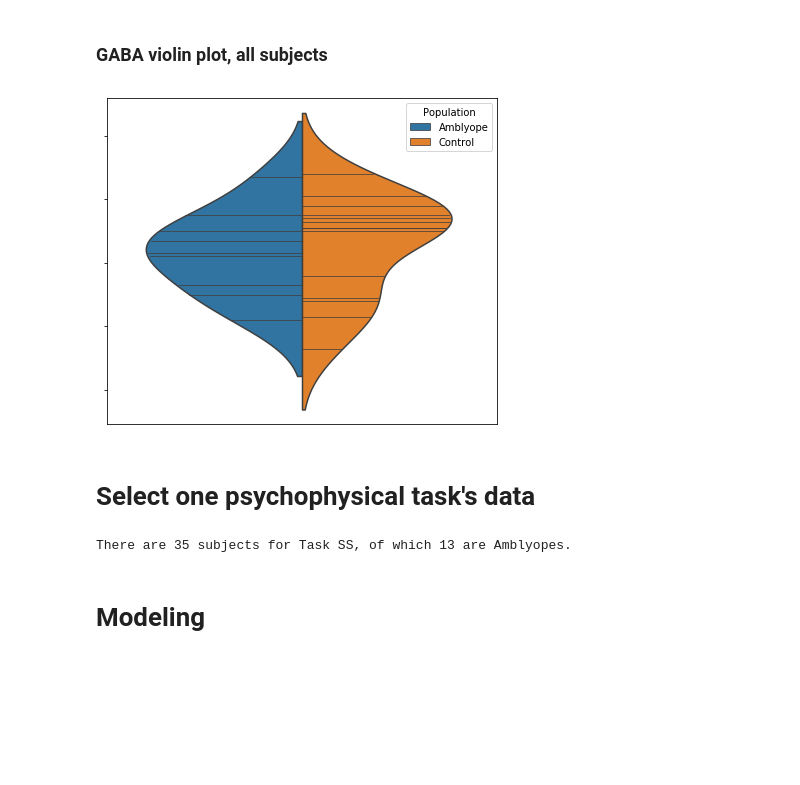
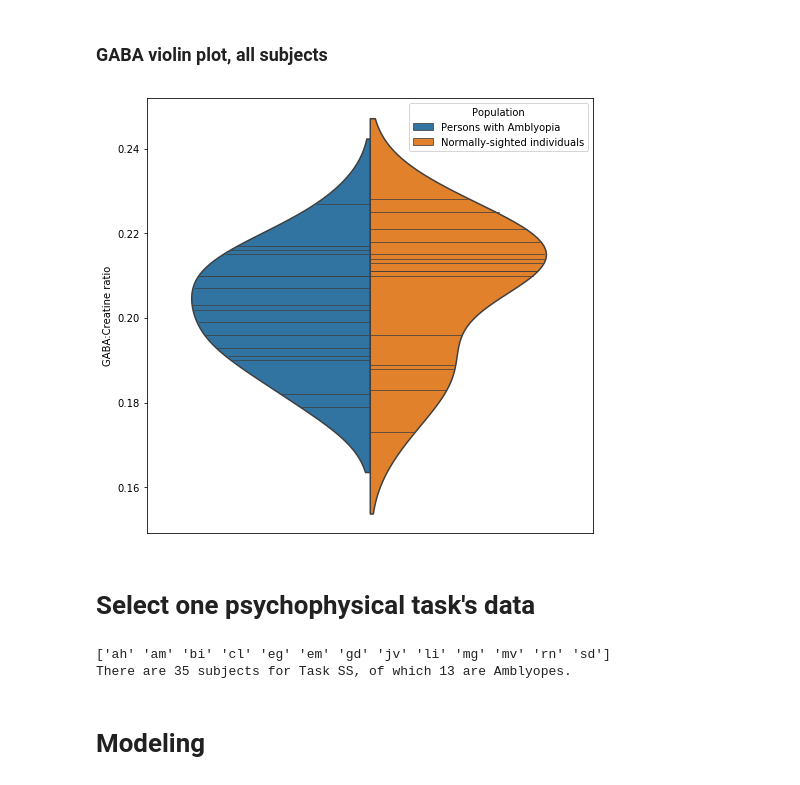
Before and after one commit to smerdis/mrs_amblyopia, a Jupyter notebook: Linear fit, data-driven percentile selection (2018-10).ipynb, the cells around one changed output. Saved outputs shown, nothing was run; the diff lists cells and outputs as text; code cells hidden in the pictures; blank space fills up the shorter version.

```diff
--- a/Linear fit, data-driven percentile selection (2018-10).ipynb
+++ b/Linear fit, data-driven percentile selection (2018-10).ipynb
@@ -29 +41,5 @@ gdf = utils.load_gaba(gaba_fn)
+# %%
+gdf.Population = gdf.Population.astype('category')
+gdf.Population.cat.categories # 0 AMB 1 CON
+gdf.Population = gdf.Population.cat.rename_categories(['Persons with Amblyopia', 'Normally-sighted individuals'])
 # %%
@@ -71,18 +87,19 @@ print(tstat, pval)
 ### GABA violin plot, all subjects
 # %%
 with s.PdfPages(f"{plot_dir}/gaba_diffs_n{n_gaba_subjs}.pdf") as pdf:
-    fig = plt.figure(figsize=(7,6))  # create a figure object
+    fig = plt.figure(figsize=(8,8))  # create a figure object
     ax = fig.add_subplot(1, 1, 1)
     ax = sns.violinplot(y='GABA',x='Presentation',hue='Population',data=gdf,split=True,inner='stick',ax=ax,legend=False)
+    #ax.legend_.remove()
     ax.xaxis.set_visible(False)
-    ax.set_ylabel('')
-    ax.set_yticklabels([])
+    ax.set_ylabel('GABA:Creatine ratio')
+    #ax.set_yticklabels([])
     plt.show(ax.figure)
     pdf.savefig(ax.figure)
     plt.close(ax.figure)
     plt.close('all')
 # %% [output]
-[figure, old version]
+[figure, new version]
 # %% [markdown]
 # Select one psychophysical task's data #
 # %%
@@ -92,9 +109,12 @@ sdf = sdf[sdf['Task']==task]
 df_to_model = sdf.copy() # make a deep copy
 # %%
 n_pp_subjs_thistask = len(np.unique(df_to_model.Subject))
-n_amb_subjs_thistask = len(np.unique((df_to_model[df_to_model['Population']=='Amblyope'])['Subject']))
+amb_subjs = np.unique(df_to_model[df_to_model["Population"]=="Amblyope"]["Subject"])
+print(amb_subjs)
+n_amb_subjs_thistask = len(amb_subjs)
 print(f"There are {n_pp_subjs_thistask} subjects for Task {task}, of which {n_amb_subjs_thistask} are Amblyopes.")
 # %% [output]
+['ah' 'am' 'bi' 'cl' 'eg' 'em' 'gd' 'jv' 'li' 'mg' 'mv' 'rn' 'sd']
 There are 35 subjects for Task SS, of which 13 are Amblyopes.
 # %% [markdown]
 # Modeling
```
Also changed, not shown: parts of 17 cells of this notebook, 3 other files.
